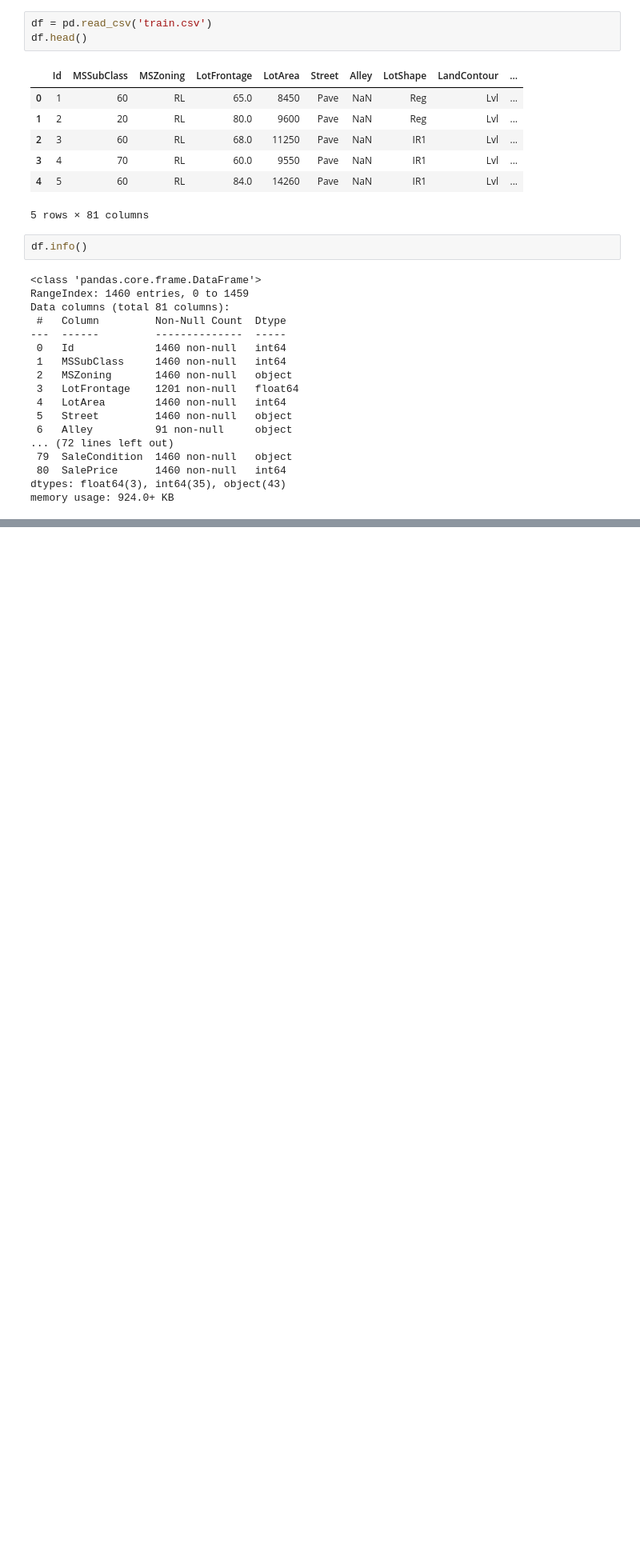
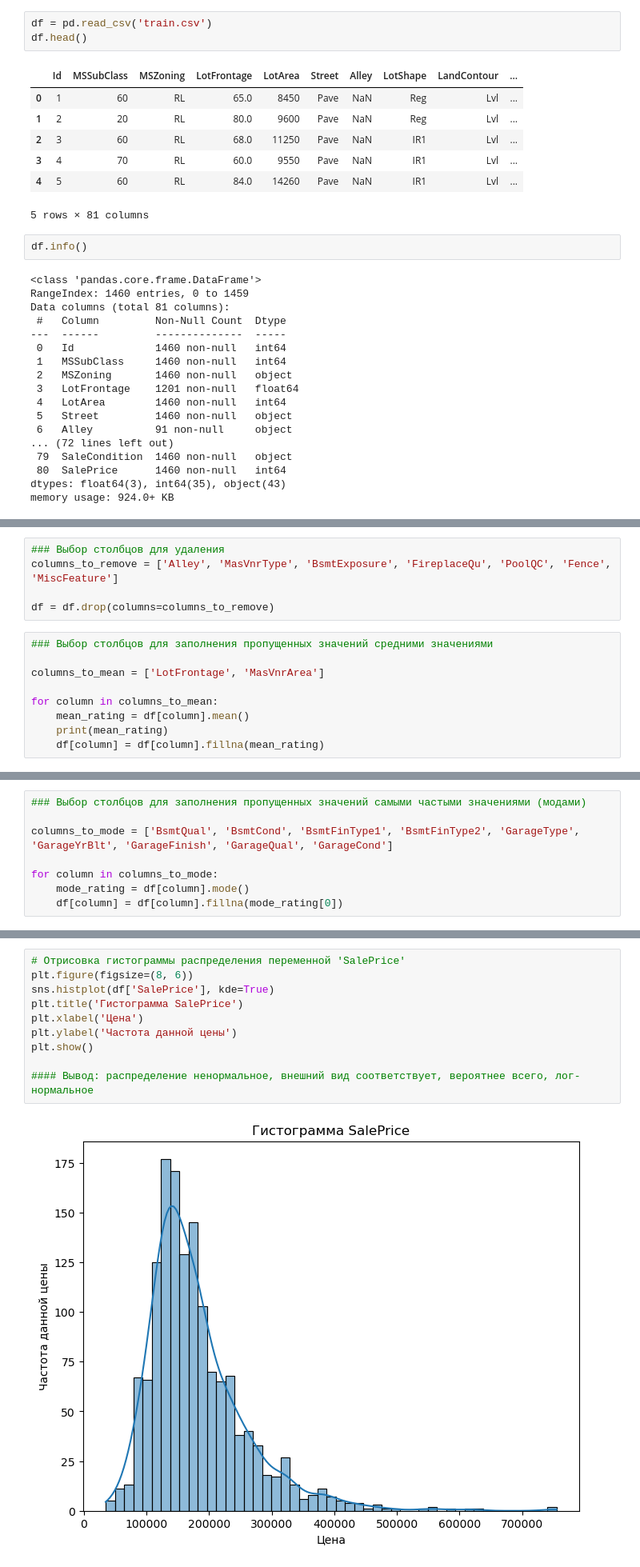
Before and after one commit to ElenaShherbakove/DZ_data_collection8, a Jupyter notebook: DZ_8_working_with_data/DZ_8.ipynb, the cells around one changed output, grey strips where cells are left out. Shown at 80% size. Saved outputs shown, nothing was run; the diff lists cells and outputs as text; blank space fills up the shorter version.

```diff
--- a/DZ_8_working_with_data/DZ_8.ipynb
+++ b/DZ_8_working_with_data/DZ_8.ipynb
@@ -43,0 +65,14 @@ memory usage: 924.0+ KB
+# %%
+### Выбор столбцов для удаления
+columns_to_remove = ['Alley', 'MasVnrType', 'BsmtExposure', 'FireplaceQu', 'PoolQC', 'Fence', 'MiscFeature']
+
+df = df.drop(columns=columns_to_remove)
+# %%
+### Выбор столбцов для заполнения пропущенных значений средними значениями
+
+columns_to_mean = ['LotFrontage', 'MasVnrArea']
+
+for column in columns_to_mean:
+    mean_rating = df[column].mean()
+    print(mean_rating)
+    df[column] = df[column].fillna(mean_rating)
@@ -43,0 +82,8 @@ memory usage: 924.0+ KB
+# %%
+### Выбор столбцов для заполнения пропущенных значений самыми частыми значениями (модами)
+
+columns_to_mode = ['BsmtQual', 'BsmtCond', 'BsmtFinType1', 'BsmtFinType2', 'GarageType', 'GarageYrBlt', 'GarageFinish', 'GarageQual', 'GarageCond']
+
+for column in columns_to_mode:
+    mode_rating = df[column].mode()
+    df[column] = df[column].fillna(mode_rating[0])
@@ -43,0 +190,12 @@ memory usage: 924.0+ KB
+# %%
+# Отрисовка гистограммы распределения переменной 'SalePrice'
+plt.figure(figsize=(8, 6))
+sns.histplot(df['SalePrice'], kde=True)
+plt.title('Гистограмма SalePrice')
+plt.xlabel('Цена')
+plt.ylabel('Частота данной цены')
+plt.show()
+
+#### Вывод: распределение ненормальное, внешний вид соответствует, вероятнее всего, лог-нормальное
+# %% [output]
+[figure, added]
```
Also changed, not shown: parts of 40 cells of this notebook, 2 other files.
